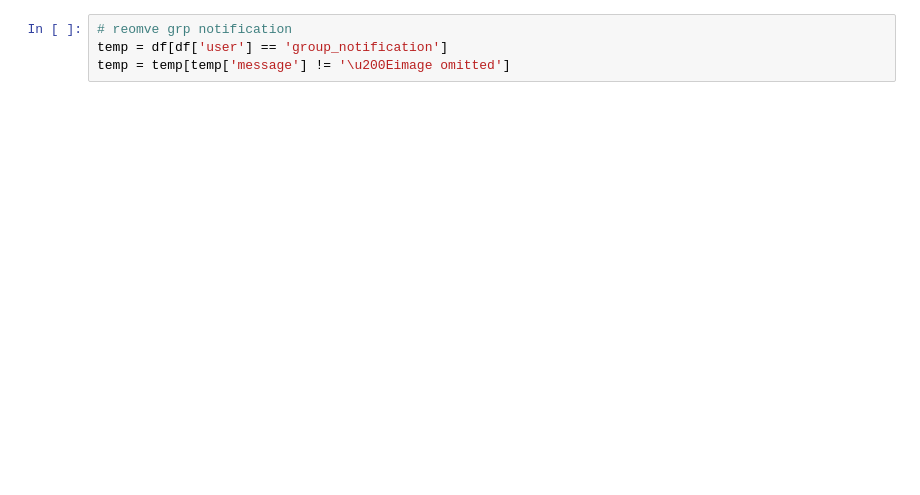
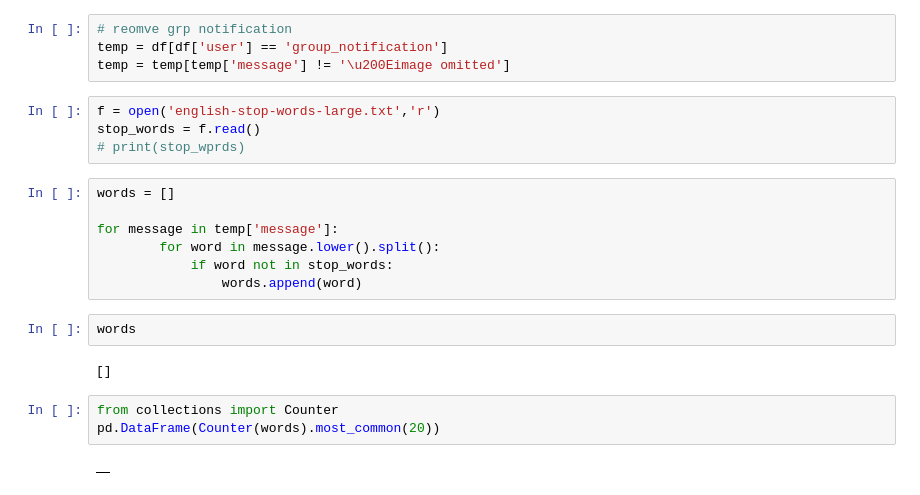
Before and after one commit to its-abhishek/whatsapp_chat_analysis, a Jupyter notebook: whatsapp_chat_analysis.ipynb, the cells around one changed output. Saved outputs shown, nothing was run; the diff lists cells and outputs as text; blank space fills up the shorter version.

```diff
--- a/whatsapp_chat_analysis.ipynb
+++ b/whatsapp_chat_analysis.ipynb
@@ -110,3 +261,23 @@ pd.DataFrame(Counter(words).most_common(20))
 # reomve grp notification
 temp = df[df['user'] == 'group_notification']
 temp = temp[temp['message'] != '\u200Eimage omitted']
+# %%
+f = open('english-stop-words-large.txt','r')
+stop_words = f.read()
+# print(stop_wprds)
+# %%
+words = []
+
+for message in temp['message']:
+        for word in message.lower().split():
+            if word not in stop_words:
+                words.append(word)
+# %%
+words
+# %% [output]
+[]
+# %%
+from collections import Counter
+pd.DataFrame(Counter(words).most_common(20))
+# %% [output]
+|  |
```
Also changed, not shown: parts of 16 cells of this notebook, 2 other files.
